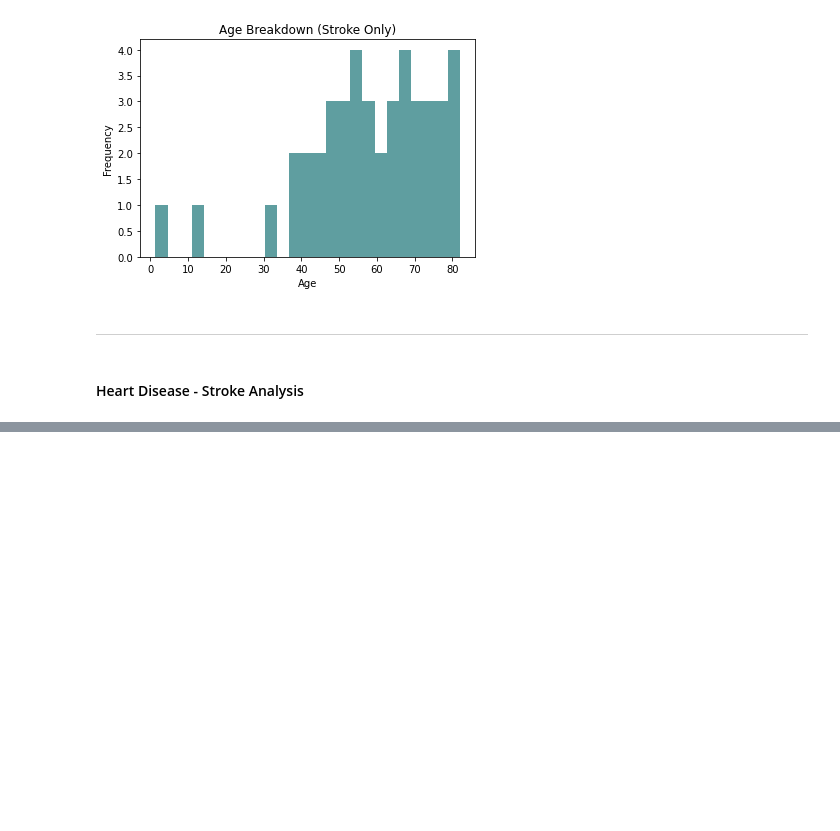
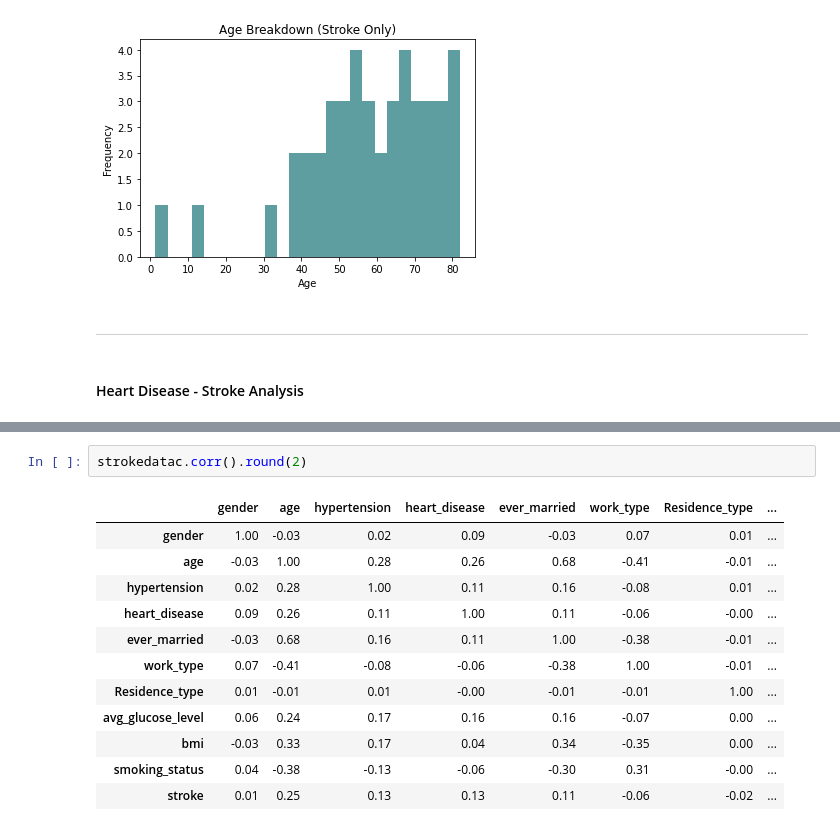
Before and after one commit to maddieannette/strokeprediction, a Jupyter notebook: Stroke_Pred_DA.ipynb, the cells around one changed output, grey strips where cells are left out. Drawn from its saved outputs; the diff is of its cells as text; blank space fills up the shorter version.

```diff
--- a/Stroke_Pred_DA.ipynb
+++ b/Stroke_Pred_DA.ipynb
@@ -160,0 +225,15 @@ Text(0.5, 0, 'Age')
+# %%
+strokedatac.corr().round(2)
+# %% [output]
+|  | gender | age | hypertension | heart_disease | ever_married | work_type | Residence_type | ... |
+| gender | 1.00 | -0.03 | 0.02 | 0.09 | -0.03 | 0.07 | 0.01 | ... |
+| age | -0.03 | 1.00 | 0.28 | 0.26 | 0.68 | -0.41 | -0.01 | ... |
+| hypertension | 0.02 | 0.28 | 1.00 | 0.11 | 0.16 | -0.08 | 0.01 | ... |
+| heart_disease | 0.09 | 0.26 | 0.11 | 1.00 | 0.11 | -0.06 | -0.00 | ... |
+| ever_married | -0.03 | 0.68 | 0.16 | 0.11 | 1.00 | -0.38 | -0.01 | ... |
+| work_type | 0.07 | -0.41 | -0.08 | -0.06 | -0.38 | 1.00 | -0.01 | ... |
+| Residence_type | 0.01 | -0.01 | 0.01 | -0.00 | -0.01 | -0.01 | 1.00 | ... |
+| avg_glucose_level | 0.06 | 0.24 | 0.17 | 0.16 | 0.16 | -0.07 | 0.00 | ... |
+| bmi | -0.03 | 0.33 | 0.17 | 0.04 | 0.34 | -0.35 | 0.00 | ... |
+| smoking_status | 0.04 | -0.38 | -0.13 | -0.06 | -0.30 | 0.31 | -0.00 | ... |
+| stroke | 0.01 | 0.25 | 0.13 | 0.13 | 0.11 | -0.06 | -0.02 | ... |
```
Also changed, not shown: parts of 5 cells of this notebook.
